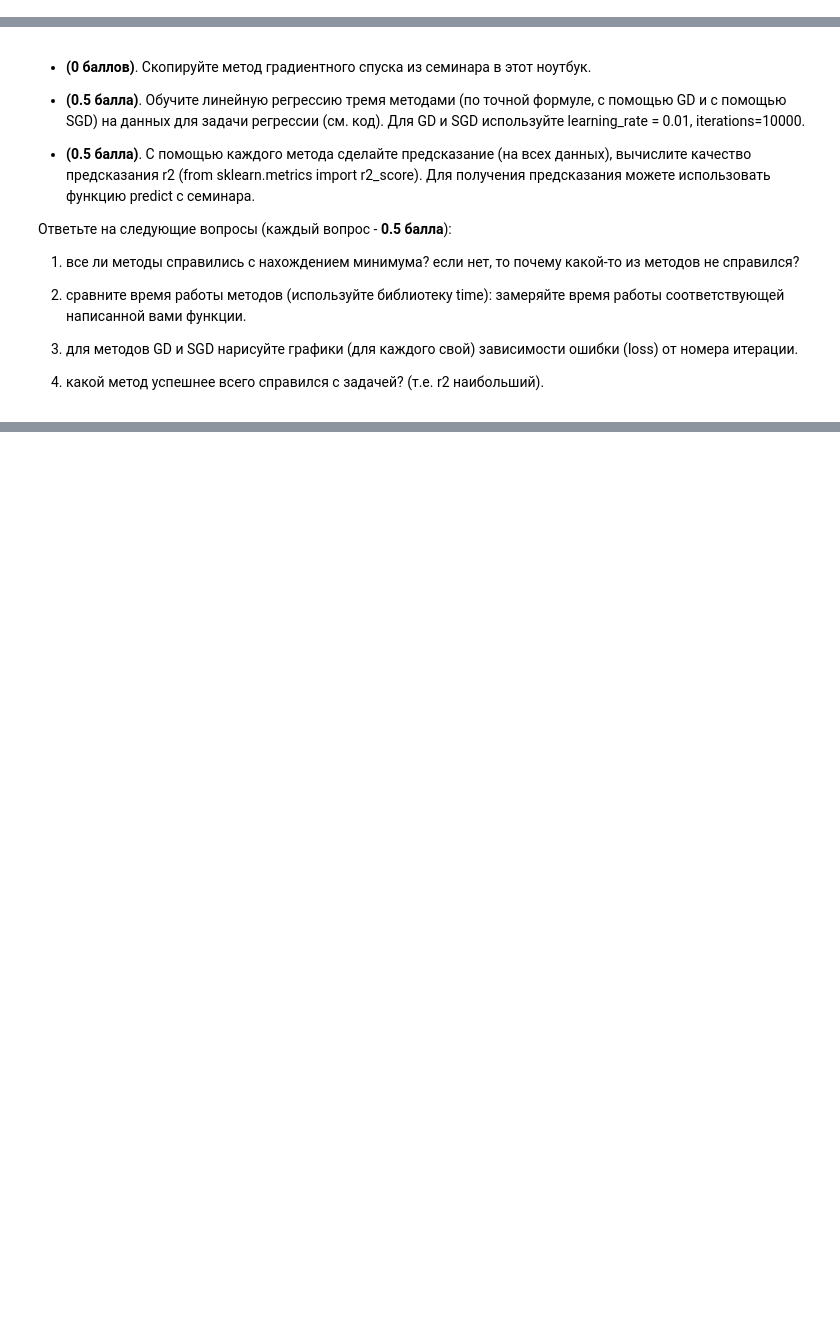
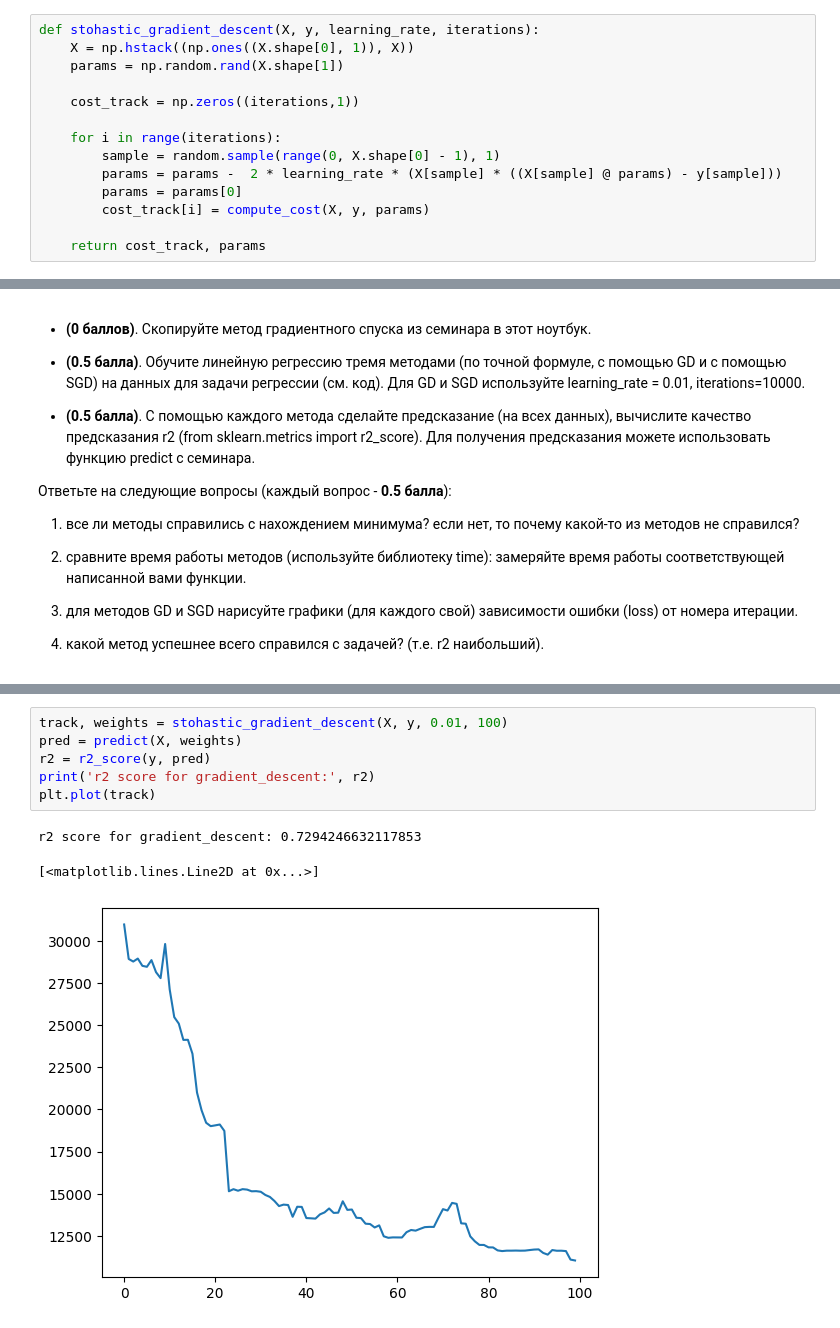
Before and after one commit to olegoid/MLDS_math_2022, a Jupyter notebook: Домашки/mlhs_math_practice_02.ipynb, the cells around one changed output, grey strips where cells are left out. Saved outputs shown, nothing was run; the diff lists cells and outputs as text; blank space fills up the shorter version.

```diff
--- a/Домашки/mlhs_math_practice_02.ipynb
+++ b/Домашки/mlhs_math_practice_02.ipynb
@@ -56,3 +70,17 @@ def stochastic_gradient_descent(X, y, learning_rate, iterations):
+# %%
+def stohastic_gradient_descent(X, y, learning_rate, iterations):
+    X = np.hstack((np.ones((X.shape[0], 1)), X))
+    params = np.random.rand(X.shape[1])
+
+    cost_track = np.zeros((iterations,1))
+
+    for i in range(iterations):
+        sample = random.sample(range(0, X.shape[0] - 1), 1)
+        params = params -  2 * learning_rate * (X[sample] * ((X[sample] @ params) - y[sample]))
+        params = params[0]
+        cost_track[i] = compute_cost(X, y, params)
+
+    return cost_track, params
 # %% [markdown]
 ## Задание 6 (**3 балла**).
 * **(0 баллов)**. Скопируйте метод градиентного спуска из семинара в этот ноутбук.
@@ -91,0 +163,10 @@ your text here
+# %%
+track, weights = stohastic_gradient_descent(X, y, 0.01, 100)
+pred = predict(X, weights)
+r2 = r2_score(y, pred)
+print('r2 score for gradient_descent:', r2)
+plt.plot(track)
+# %% [output]
+r2 score for gradient_descent: 0.7294246632117853
+[<matplotlib.lines.Line2D at 0x...>]
+[figure, added]
```
Also changed, not shown: parts of 10 cells of this notebook.
